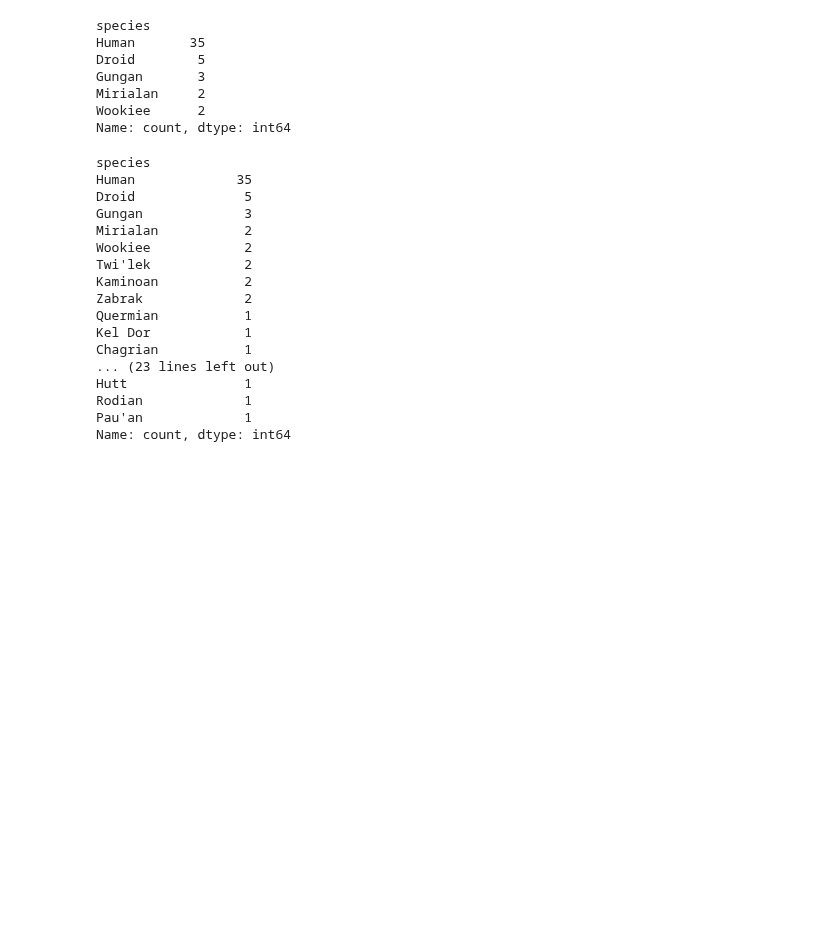
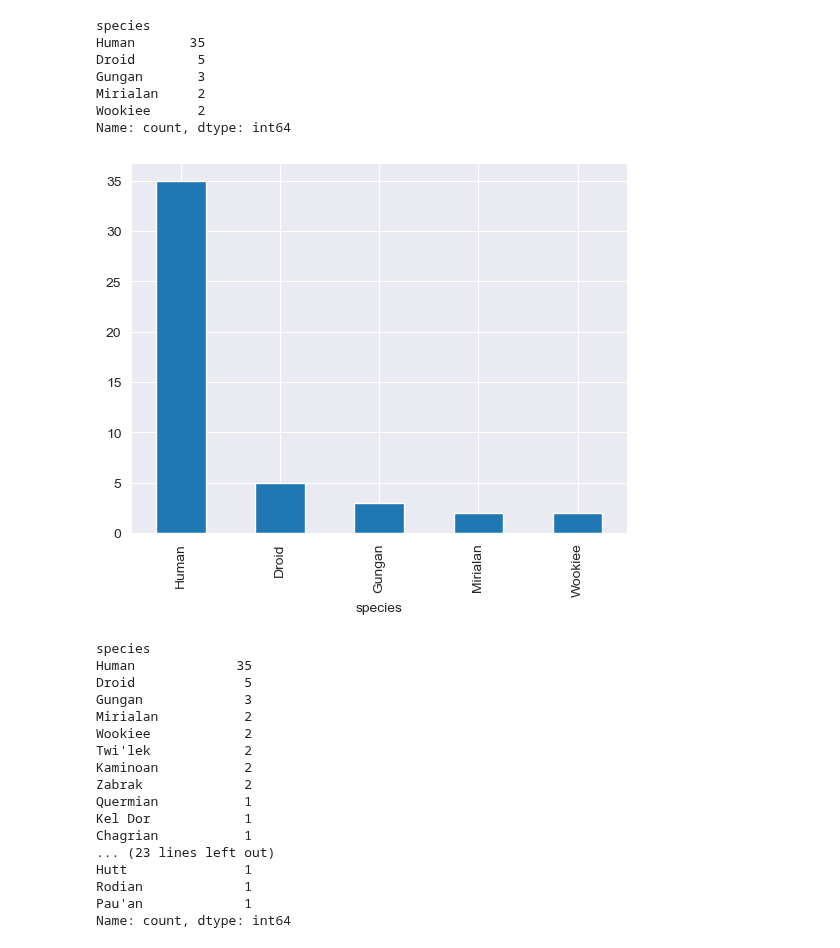
Before and after one commit to iceyisaak/clarusway_ds, a Jupyter notebook: Student_Star_Wars_Characters_assignment_1 (matplotlib)_V02.ipynb, the cells around one changed output. Drawn from its saved outputs; the diff is of its cells as text; code cells hidden in the pictures; blank space fills up the shorter version.

```diff
--- a/Student_Star_Wars_Characters_assignment_1 (matplotlib)_V02.ipynb
+++ b/Student_Star_Wars_Characters_assignment_1 (matplotlib)_V02.ipynb
@@ -494,8 +494,9 @@ plt.legend();
 <a href="#toc" class="btn btn-primary btn-sm" role="button" aria-pressed="true"
 style="color:blue; background-color:#dfa8e4" data-toggle="popover">Content</a>
 # %%
-# with pandas
-df['species'].value_counts().head()
+species_top5 = df['species'].value_counts().head()
+
+species_top5
 # %% [output]
 species
 Human       35
@@ -504,6 +505,12 @@ Gungan       3
 Mirialan     2
 Wookiee      2
 Name: count, dtype: int64
+# %%
+# with pandas
+
+species_top5.plot.bar();
+# %% [output]
+[figure, added]
 # %%
 df.species.value_counts()
 # %% [output]
```
Also changed, not shown: parts of 5 cells of this notebook.
